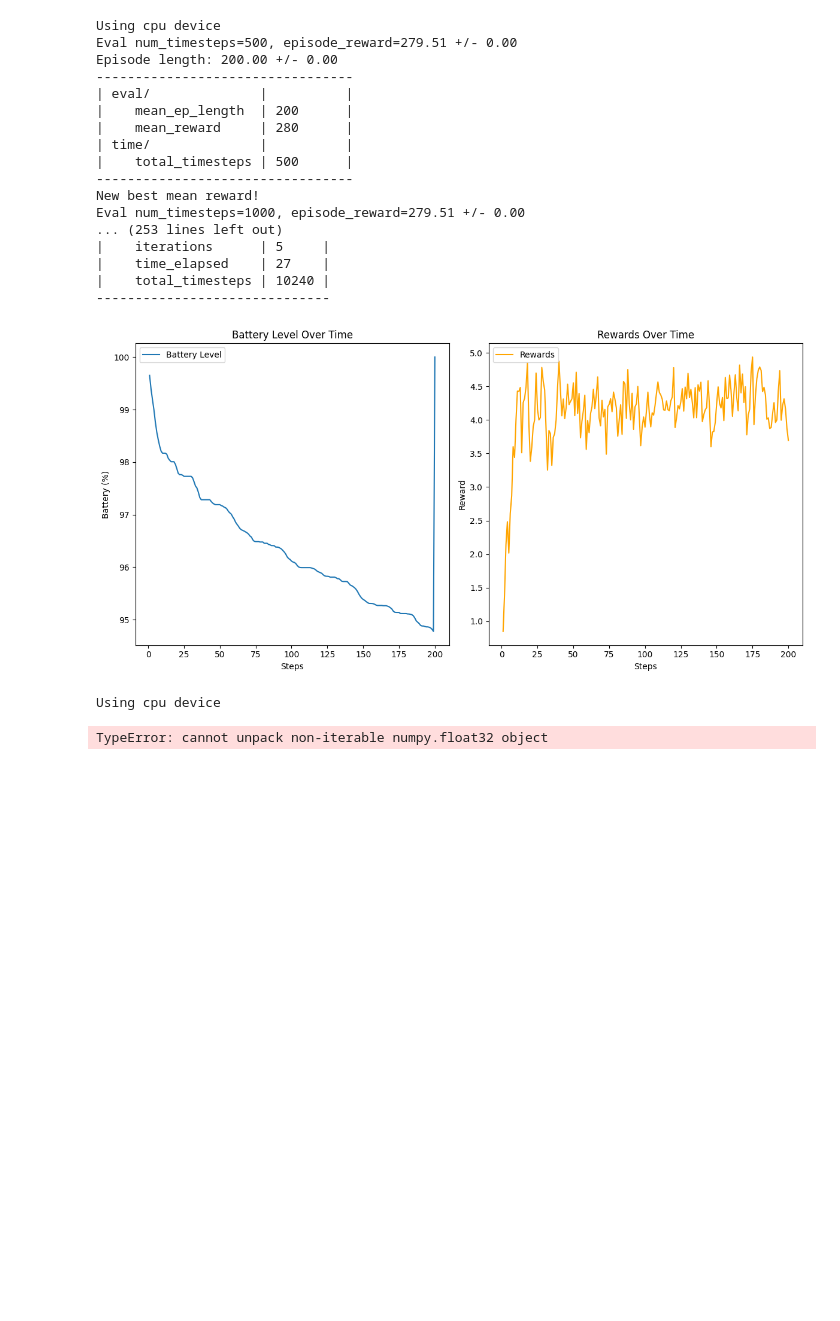
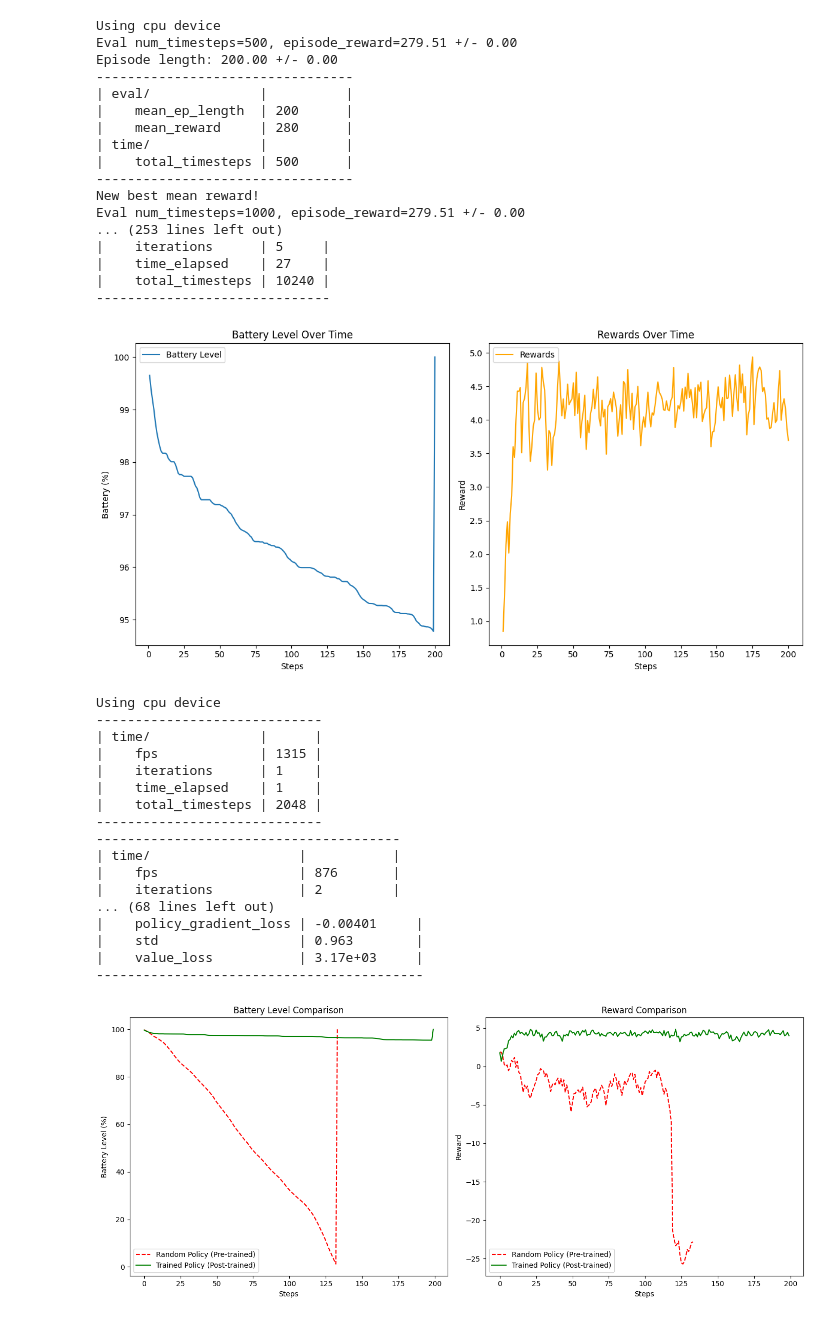
Before and after one commit to Perfect-Cube/Volkswagon-imobilothon-4.0, a Jupyter notebook: proximalpolicyoptimization.ipynb, the cells around one changed output. Saved outputs shown, nothing was run; the diff lists cells and outputs as text; code cells hidden in the pictures; blank space fills up the shorter version.

```diff
--- a/proximalpolicyoptimization.ipynb
+++ b/proximalpolicyoptimization.ipynb
@@ -283,8 +283,11 @@ class EVMotorEnv(gym.Env):
         # Unpack state variables
         battery, speed, torque, gradient = self.state
 
-        # Unpack actions (torque adjustment, speed adjustment)
-        torque_adj, speed_adj = action
+        # Ensure action is a tuple (torque_adj, speed_adj)
+        if isinstance(action, np.ndarray):
+            torque_adj, speed_adj = action
+        else:
+            torque_adj, speed_adj = [action, action]  # If action is scalar, treat as same for both
 
         # Simulate environment dynamics
         speed = np.clip(speed + speed_adj * 5, 0, 120)
@@ -325,6 +328,9 @@ def evaluate_policy(policy_model, env, steps=200):
         else:  # Trained actions
             action, _ = policy_model.predict(state)
 
+        # Ensure action is in correct format (array with two values)
+        if isinstance(action, np.ndarray) and action.ndim == 1:
+            action = np.clip(action, -1, 1)  # Ensure values are within action space bounds
         state, reward, done, _ = env.step(action)
         rewards.append(reward[0])
         battery_levels.append(state[0][0])
@@ -339,31 +345,47 @@ random_battery, random_rewards = evaluate_policy(None, env)
 model.learn(total_timesteps=10000)
 
 # Post-trained (Trained Policy) Evaluation
 trained_battery, trained_rewards = evaluate_policy(model, env)
 
 # Visualization of Results
 plt.figure(figsize=(14, 6))
 
 # Battery Level Comparison
 plt.subplot(1, 2, 1)
 plt.plot(random_battery, label="Random Policy (Pre-trained)", color="red", linestyle="--")
 plt.plot(trained_battery, label="Trained Policy (Post-trained)", color="green")
 plt.xlabel("Steps")
 plt.ylabel("Battery Level (%)")
 plt.title("Battery Level Comparison")
 plt.legend()
 
 # Rewards Comparison
 plt.subplot(1, 2, 2)
 plt.plot(random_rewards, label="Random Policy (Pre-trained)", color="red", linestyle="--")
 plt.plot(trained_rewards, label="Trained Policy (Post-trained)", color="green")
 plt.xlabel("Steps")
 plt.ylabel("Reward")
 plt.title("Reward Comparison")
 plt.legend()
 
 plt.tight_layout()
 plt.show()
 # %% [output]
 Using cpu device
+-----------------------------
+| time/              |      |
+|    fps             | 1315 |
+|    iterations      | 1    |
+|    time_elapsed    | 1    |
+|    total_timesteps | 2048 |
+-----------------------------
+---------------------------------------
+| time/                   |           |
+|    fps                  | 876       |
+|    iterations           | 2         |
+... (68 lines left out)
+|    policy_gradient_loss | -0.00401     |
+|    std                  | 0.963        |
+|    value_loss           | 3.17e+03     |
+------------------------------------------
-TypeError: cannot unpack non-iterable numpy.float32 object
+[figure, added]
```
Also changed, not shown: parts of 2 cells of this notebook.
